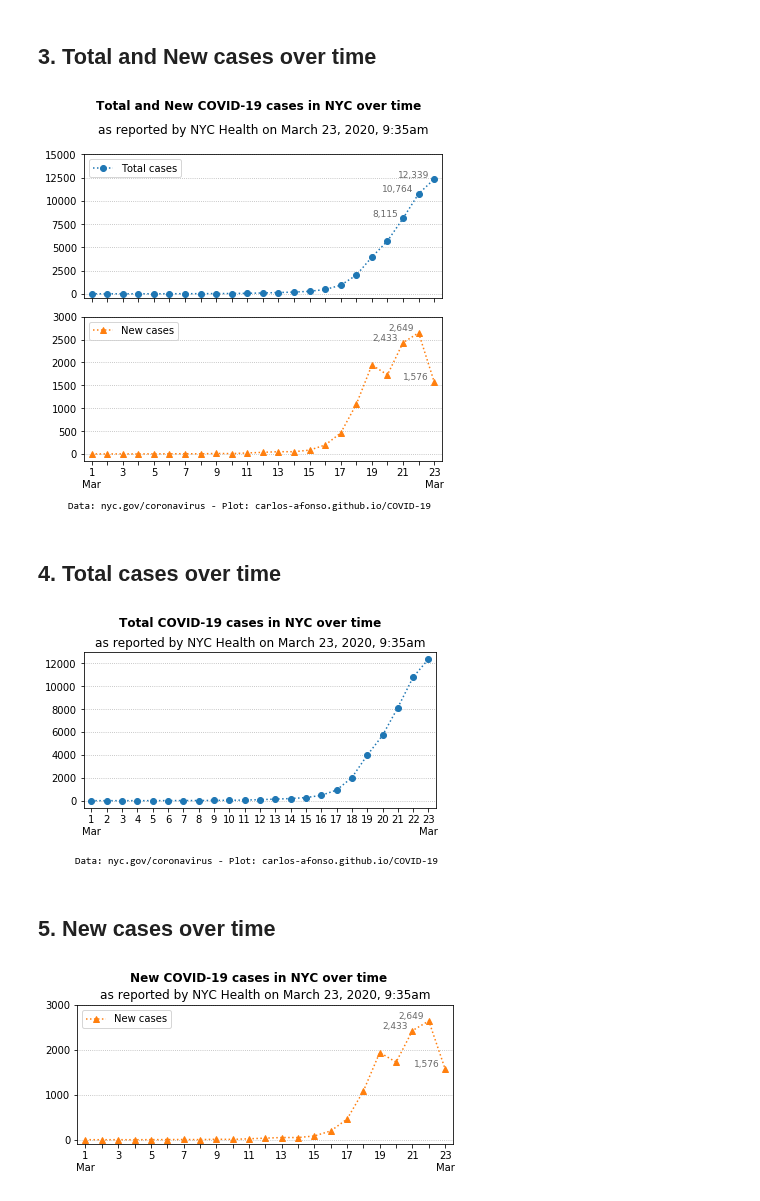
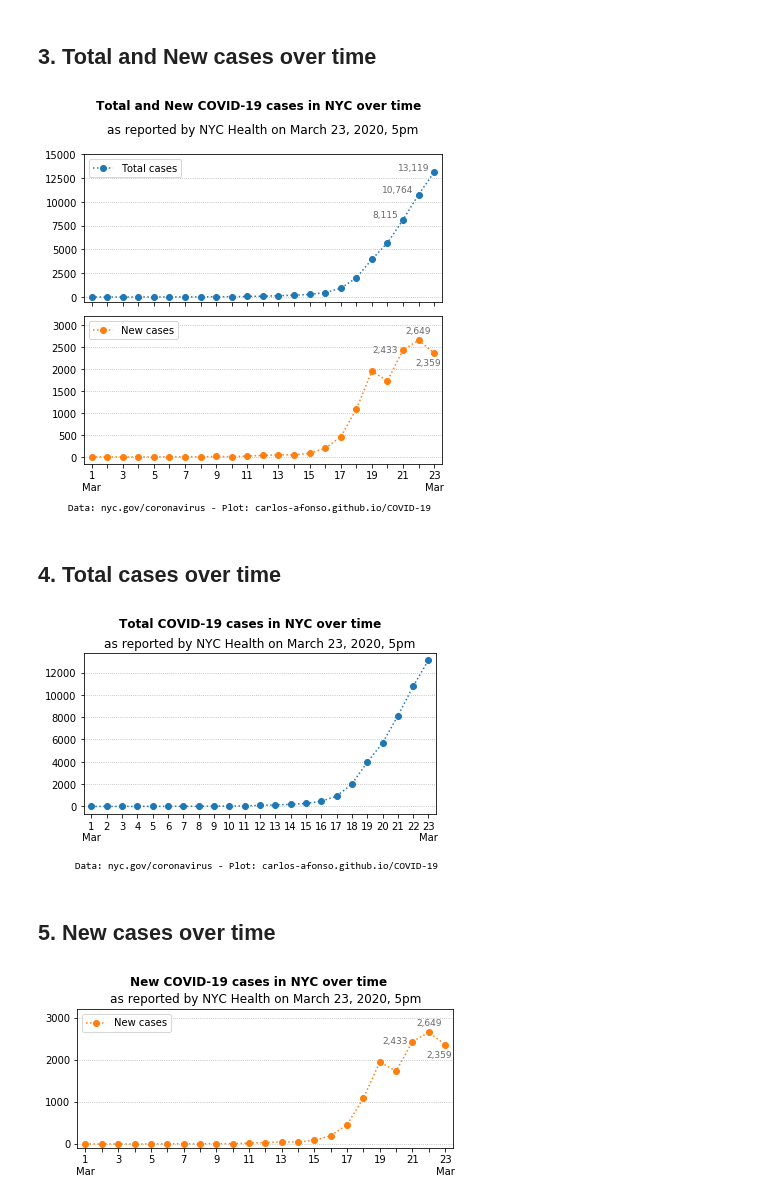
Before and after one commit to carlos-afonso/COVID-19, a Jupyter notebook: notebooks/nyc-covid-19-cases-over-time.ipynb, the cells around one changed output. Cells and saved outputs as stored; diff of their text form; code cells hidden in the pictures.

Commit message:
updates NYC data and plots

```diff
--- a/notebooks/nyc-covid-19-cases-over-time.ipynb
+++ b/notebooks/nyc-covid-19-cases-over-time.ipynb
@@ -11,7 +11,7 @@ import pandas as pd
 # %% [markdown]
 ## 1. Read data
 # %%
-update_str = 'as reported by NYC Health on March 23, 2020, 9:35am'
+update_str = 'as reported by NYC Health on March 23, 2020, 5pm'
 source_str = 'Data: nyc.gov/coronavirus - Plot: carlos-afonso.github.io/COVID-19'
 
 data_file = '../data/nyc-health-daily-data-summary/nyc-covid-19-cases-over-time.csv'
@@ -81,35 +81,38 @@ df
 # %%
 fig, (ax1, ax2) = plt.subplots(2, figsize=(6, 6), sharex=True)
 
 ax1.plot(df['date_label'], df['total_cases'], 'o:', color='C0', label='Total cases')
 #ax1.plot(df['date_label'], df['new_cases'], '^:', color='C1', label='New cases')
 n1 = 3
 for xy in zip(range(len(df)-n1, len(df)), df['total_cases'].iloc[-n1:]):
     ax1.annotate('{:,}'.format(xy[1]), xy=xy, xytext=(-5, 0), textcoords='offset points', ha='right', va='bottom', color='dimgray', fontsize=9)
 ax1.set_xlim(-0.5, len(df)-0.5)
 ax1.set_ylim(-500, 15000)
 ax1.grid(axis='y', linestyle=':')
 ax1.legend(loc='upper left')
 
-ax2.plot(df['date_label'], df['new_cases'], '^:', color='C1', label='New cases')
+ax2.plot(df['date_label'], df['new_cases'], 'o:', color='C1', label='New cases')
 n2 = 3
-for xy in zip(range(len(df)-n2, len(df)), df['new_cases'].iloc[-n2:]):
-    ax2.annotate('{:,}'.format(xy[1]), xy=xy, xytext=(-5, 0), textcoords='offset points', ha='right', va='bottom', color='dimgray', fontsize=9)
-ax2.set_ylim(-150, 3000)
+xytext_list = [(-5, 0), (0, 5), (-6, -5)]
+ha_list = ['right', 'center', 'center']
+va_list = ['center', 'bottom', 'top']
+for z in zip(range(len(df)-n2, len(df)), df['new_cases'].iloc[-n2:], xytext_list, ha_list, va_list):
+    ax2.annotate('{:,}'.format(z[1]), xy=z[0:2], xytext=z[2], textcoords='offset points', ha=z[3], va=z[4], color='dimgray', fontsize=9)
+ax2.set_ylim(-150, 3200)
 ax2.grid(axis='y', linestyle=':')
 ax2.legend(loc='upper left')
 
 plt.suptitle('Total and New COVID-19 cases in NYC over time', x=0.52, fontweight='bold')
 ax1.set_title(update_str + '\n')
 ax2.text(-1.5, -1200, source_str, fontfamily='Consolas')
 
 x_labels = [df['date_label'].iloc[i] if i%2==0 else '' for i in range(len(df))]
 ax1.set_xticklabels(x_labels)
 
 plt.tight_layout(rect=[0, 0, 1, 0.95])
 plt.show()
 # %% [output]
-[figure, old version]
+[figure, new version]
 # %%
 # Save figure as SVG and PNG images
 file_path = '../images/nyc-covid-19-total-and-new-cases-over-time'
@@ -135,7 +138,7 @@ plt.text(-1.1, -5500, source_str, fontfamily='Consolas')
 plt.tight_layout(rect=[0, 0, 1, 0.95])
 plt.show()
 # %% [output]
-[figure, old version]
+[figure, new version]
 # %%
 # Save figure as SVG and PNG images
 file_path = '../images/nyc-covid-19-total-cases-over-time'
@@ -146,17 +149,24 @@ fig.savefig(file_path + '.png', dpi=200)
 # %%
 fig = plt.figure(figsize=(6, 3))
 
-plt.plot(df['date_label'], df['new_cases'], '^:', color='C1', label='New cases')
+plt.plot(df['date_label'], df['new_cases'], 'o:', color='C1', label='New cases')
 
 n = 3
-for xy in zip(range(len(df)-n, len(df)), df['new_cases'].iloc[-n:]):
-    plt.annotate('{:,}'.format(xy[1]), xy=xy, xytext=(-5, 0), textcoords='offset points', ha='right', va='bottom', color='dimgray', fontsize=9)
+xytext_list = [(-5, 0), (0, 5), (-6, -6)]
+ha_list = ['right', 'center', 'center']
+va_list = ['center', 'bottom', 'top']
+for z in zip(range(len(df)-n, len(df)), df['new_cases'].iloc[-n:], xytext_list, ha_list, va_list):
+    plt.annotate('{:,}'.format(z[1]), xy=z[0:2], xytext=z[2], textcoords='offset points', ha=z[3], va=z[4], color='dimgray', fontsize=9)
+
+#n = 3
+#for xy in zip(range(len(df)-n, len(df)), df['new_cases'].iloc[-n:]):
+#    plt.annotate('{:,}'.format(xy[1]), xy=xy, xytext=(-5, 0), textcoords='offset points', ha='right', va='bottom', color='dimgray', fontsize=9)
 
 x_labels = [df['date_label'].iloc[i] if i%2==0 else '' for i in range(len(df))]
 plt.xticks(range(len(df)), x_labels)
 
 plt.xlim(-0.5, len(df)-0.5)
-plt.ylim(-100, 3000)
+plt.ylim(-100, 3200)
 
 plt.grid(axis='y', linestyle=':')
 
@@ -170,7 +180,7 @@ plt.legend(loc='upper left')
 plt.tight_layout(rect=[0, 0, 1, 0.95])
 plt.show()
 # %% [output]
-[figure, old version]
+[figure, new version]
 # %%
 # Save figure as SVG and PNG images
 file_path = '../images/nyc-covid-19-new-cases-over-time'
```
Also changed, not shown: parts of 2 cells of this notebook, 7 other files.
